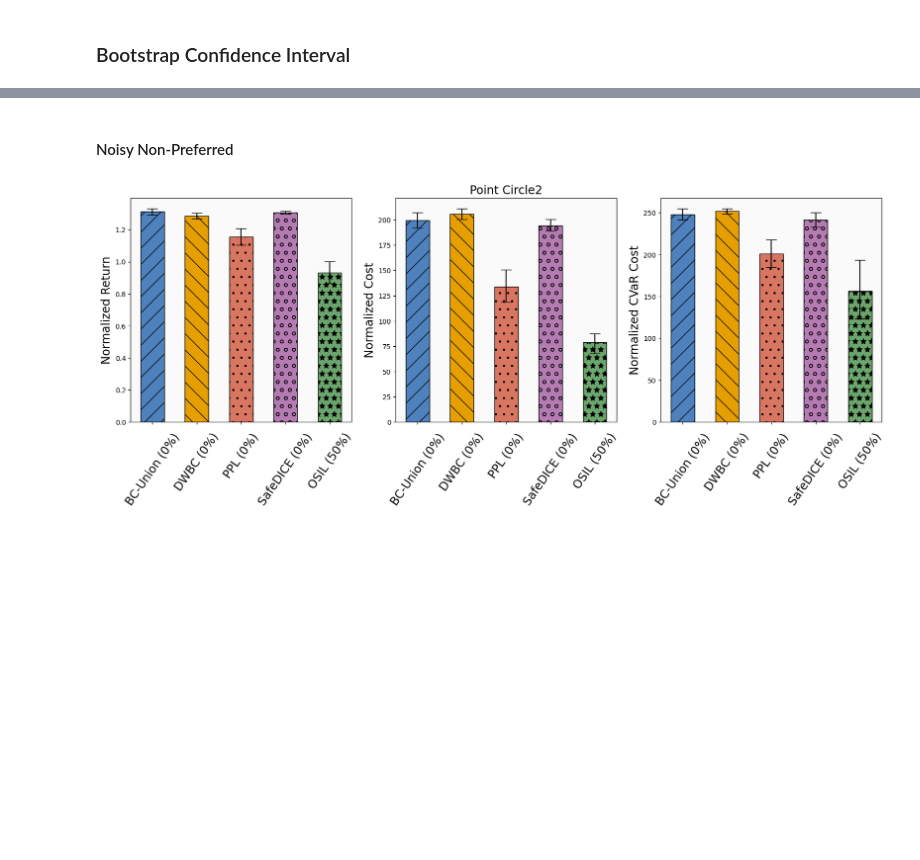
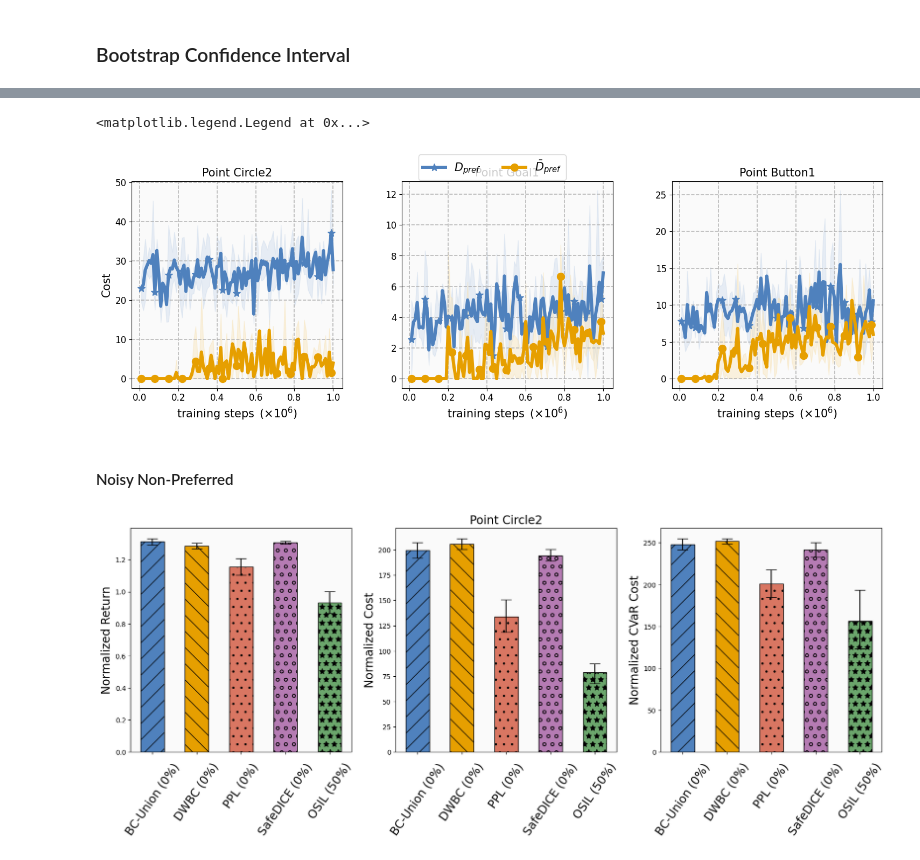
Before and after one commit to returaj/offline_mpc, a Jupyter notebook: dsrl_model/notebooks/plotting.ipynb, the cells around one changed output, grey strips where cells are left out. Drawn from its saved outputs; the diff is of its cells as text; code cells hidden in the pictures; blank space fills up the shorter version.

```diff
--- a/dsrl_model/notebooks/plotting.ipynb
+++ b/dsrl_model/notebooks/plotting.ipynb
@@ -299,3 +327,21 @@ fig.legend(handles, labels, loc='upper center', ncol=len(ALGOS), fontsize=24)
+# %%
+key = "compare_train_data"
+algo = "safecl/batch_32/hz_100/limit_0.85_temp_0.1_th_0.0"
+
+hyperparams = "neg_union_reward_only/neg_50"
+
+# types = [("train_pref_reward", r"$D_{pref}$"), ("train_bar_pref_reward", r"$\bar{D}_{pref}$")]
+types = [("train_pref_cost", r"$D_{pref}$"), ("train_bar_pref_cost", r"$\bar{D}_{pref}$")]
+
+tasks = ["Point_Circle2", "Point_Goal1", "Point_Button1"] # Point_Push1
+# tasks = ["Walker2d_Velocity", "Swimmer_Velocity", "Ant_Velocity"] # Hopper_Velocity
+fig, ax = generate_compare_pref_data_figures(hyperparams, algo, tasks, types)
+handles, labels = ax[0].get_legend_handles_labels()
+# Create a single legend for all subplots
+fig.legend(handles, labels, loc='upper center', ncol=len(ALGOS), fontsize=15)
+# %% [output]
+<matplotlib.legend.Legend at 0x...>
+[figure, added]
 # %% [markdown]
 #### Noisy Non-Preferred
 # %%
```
Also changed, not shown: parts of 8 cells of this notebook.
